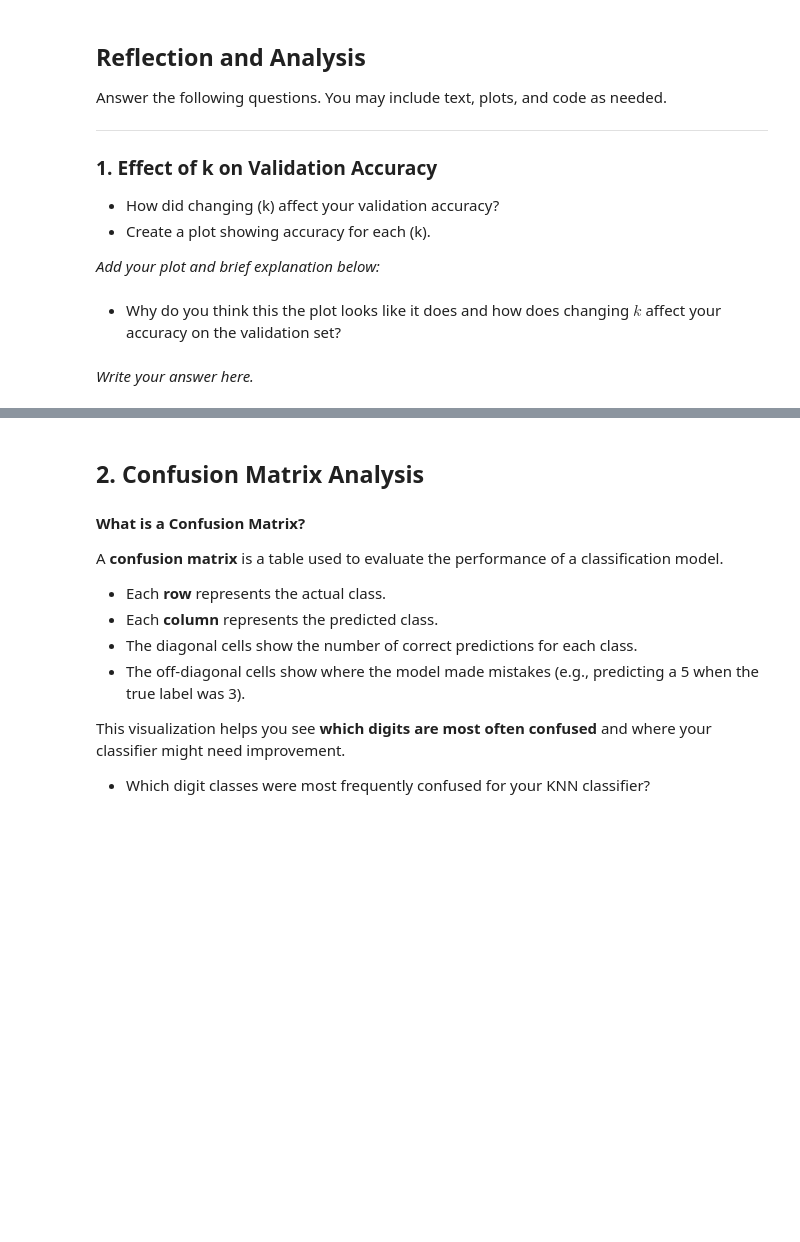
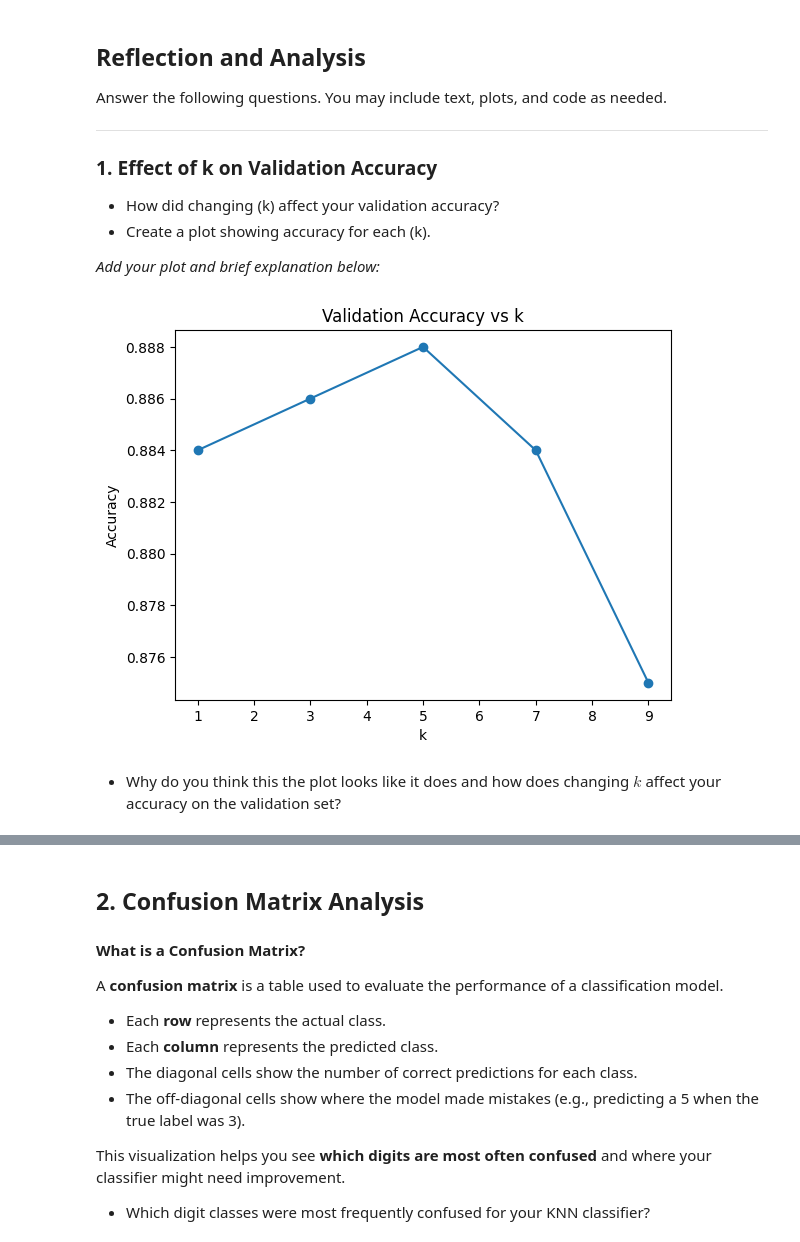
Before and after one commit to 7sr7/Intro-to-AI-HW2, a Jupyter notebook: Silvestre_Intro_to_AI_HW_2.ipynb, the cells around one changed output, grey strips where cells are left out. Drawn from its saved outputs; the diff is of its cells as text; code cells hidden in the pictures; blank space fills up the shorter version.

```diff
--- a/Silvestre_Intro_to_AI_HW_2.ipynb
+++ b/Silvestre_Intro_to_AI_HW_2.ipynb
@@ -64,6 +209,14 @@ Label classes: [0 1 2 3 4 5 6 7 8 9]
 x_train = x_all[:9000]
 y_train = y_all[:9000]
 
+df_featuresTrain = df_featuresNorm[:9000]
+x_train_flattened_norm = x_all_norm[:9000]
+
 # validation split...
-x_val = x_all[9000:]
+x_val = y_all[9000:]
 y_val = y_all[9000:]
+
+df_featuresVal = df_featuresNorm[9000:]
+x_val_flattened_norm = x_all_norm[9000:]
+
+# df_featuresTrain.head()
@@ -777,16 +529,15 @@ Answer the following questions. You may include text, plots, and code as needed.
 *Add your plot and brief explanation below:*
 # %%
 # Example: plotting accuracy vs k
-# import matplotlib.pyplot as plt
+import matplotlib.pyplot as plt
 
 
-
-# plt.plot(k_values, accuracies) #
-# plt.xlabel("k")
-# plt.ylabel("Accuracy")
-# plt.title("Validation Accuracy vs k")
-# plt.show()
+plt.plot(kVals, accuracies.values(), marker = 'o')
+plt.xlabel("k")
+plt.ylabel("Accuracy")
+plt.title("Validation Accuracy vs k")
+plt.show()
+# %% [output]
+[figure, added]
 # %% [markdown]
 - Why do you think this the plot looks like it does and how does changing $k$ affect your accuracy on the validation set?
-# %% [markdown]
-*Write your answer here.*
```
Also changed, not shown: parts of 42 cells of this notebook.
